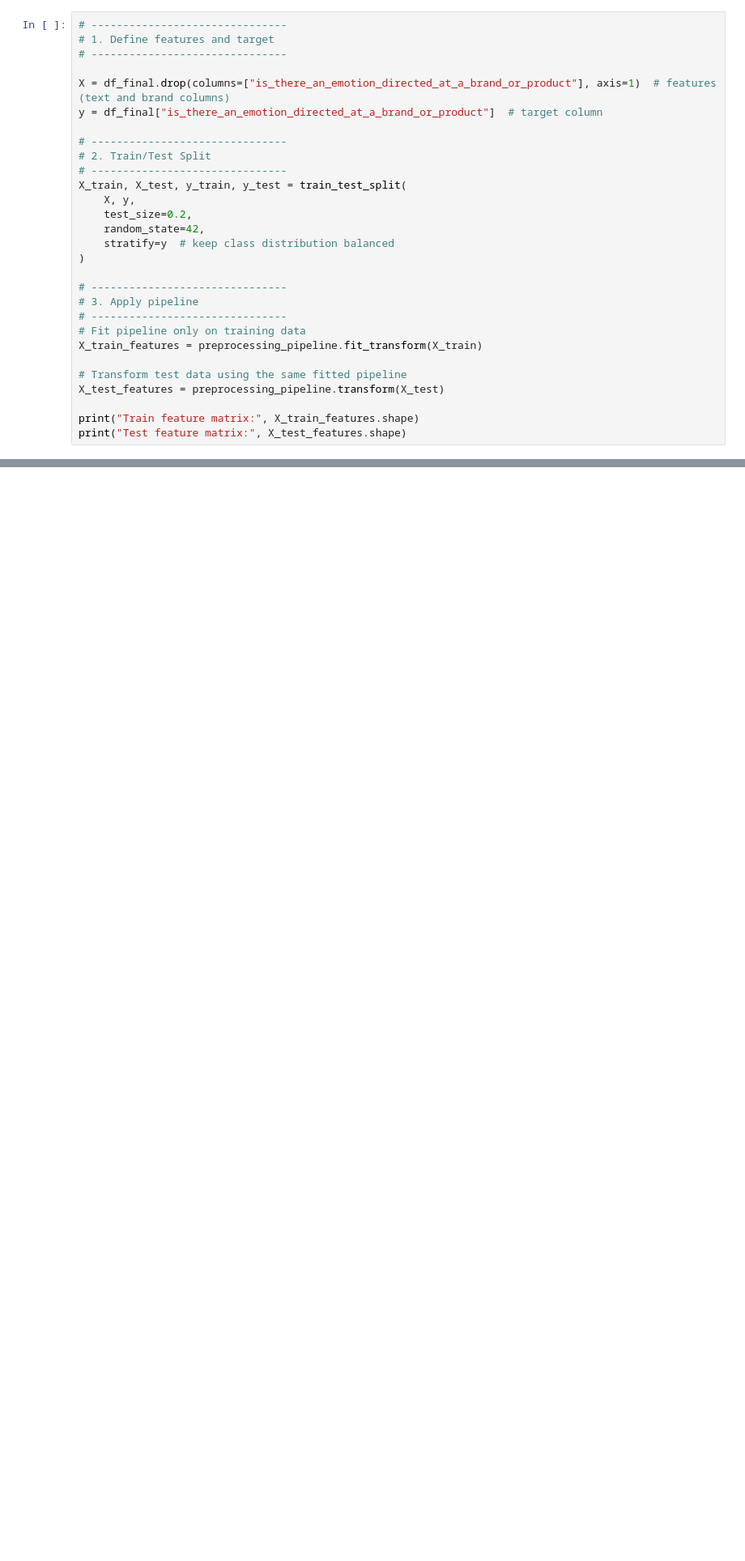
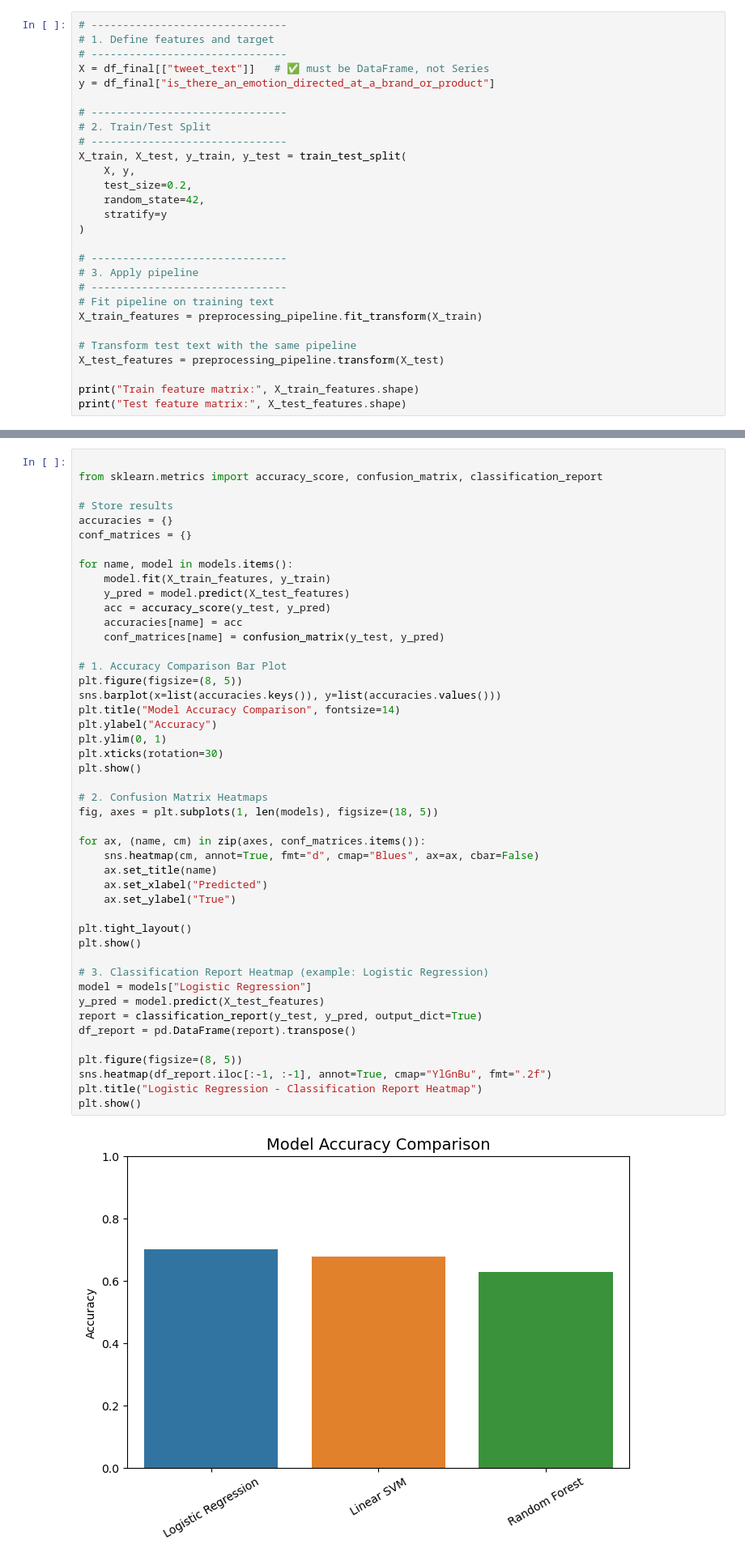
Before and after one commit to Hafsa-mohamed-Ad3n/Sentimental-Analysis-of-Tweets, a Jupyter notebook: tweets_analysis.ipynb, the cells around one changed output, grey strips where cells are left out. Shown at 81% size. Saved outputs shown, nothing was run; the diff lists cells and outputs as text; blank space fills up the shorter version.

Commit message:
ft- model cleaning

```diff
--- a/tweets_analysis.ipynb
+++ b/tweets_analysis.ipynb
@@ -520,9 +539,8 @@ Passing `palette` without assigning `hue` is deprecated and will be removed in v
 # -------------------------------
 # 1. Define features and target
 # -------------------------------
-
-X = df_final.drop(columns=["is_there_an_emotion_directed_at_a_brand_or_product"], axis=1)  # features (text and brand columns)
-y = df_final["is_there_an_emotion_directed_at_a_brand_or_product"]  # target column
+X = df_final[["tweet_text"]]   # ✅ must be DataFrame, not Series
+y = df_final["is_there_an_emotion_directed_at_a_brand_or_product"]
 
 # -------------------------------
 # 2. Train/Test Split
@@ -531,16 +549,16 @@ X_train, X_test, y_train, y_test = train_test_split(
     X, y,
     test_size=0.2,
     random_state=42,
-    stratify=y  # keep class distribution balanced
+    stratify=y
 )
 
 # -------------------------------
 # 3. Apply pipeline
 # -------------------------------
-# Fit pipeline only on training data
+# Fit pipeline on training text
 X_train_features = preprocessing_pipeline.fit_transform(X_train)
 
-# Transform test data using the same fitted pipeline
+# Transform test text with the same pipeline
 X_test_features = preprocessing_pipeline.transform(X_test)
 
 print("Train feature matrix:", X_train_features.shape)
@@ -661,0 +642,48 @@ Parameters: { use_label_encoder } might not be used.
+# %%
+
+from sklearn.metrics import accuracy_score, confusion_matrix, classification_report
+
+# Store results
+accuracies = {}
+conf_matrices = {}
+
+for name, model in models.items():
+    model.fit(X_train_features, y_train)
+    y_pred = model.predict(X_test_features)
+    acc = accuracy_score(y_test, y_pred)
+    accuracies[name] = acc
+    conf_matrices[name] = confusion_matrix(y_test, y_pred)
+
+# 1. Accuracy Comparison Bar Plot
+plt.figure(figsize=(8, 5))
+sns.barplot(x=list(accuracies.keys()), y=list(accuracies.values()))
+plt.title("Model Accuracy Comparison", fontsize=14)
+plt.ylabel("Accuracy")
+plt.ylim(0, 1)
+plt.xticks(rotation=30)
+plt.show()
+
+# 2. Confusion Matrix Heatmaps
+fig, axes = plt.subplots(1, len(models), figsize=(18, 5))
+
+for ax, (name, cm) in zip(axes, conf_matrices.items()):
+    sns.heatmap(cm, annot=True, fmt="d", cmap="Blues", ax=ax, cbar=False)
+    ax.set_title(name)
+    ax.set_xlabel("Predicted")
+    ax.set_ylabel("True")
+
+plt.tight_layout()
+plt.show()
+
+# 3. Classification Report Heatmap (example: Logistic Regression)
+model = models["Logistic Regression"]
+y_pred = model.predict(X_test_features)
+report = classification_report(y_test, y_pred, output_dict=True)
+df_report = pd.DataFrame(report).transpose()
+
+plt.figure(figsize=(8, 5))
+sns.heatmap(df_report.iloc[:-1, :-1], annot=True, cmap="YlGnBu", fmt=".2f")
+plt.title("Logistic Regression - Classification Report Heatmap")
+plt.show()
+# %% [output]
+[figure, added]
```
Also changed, not shown: parts of 16 cells of this notebook.
